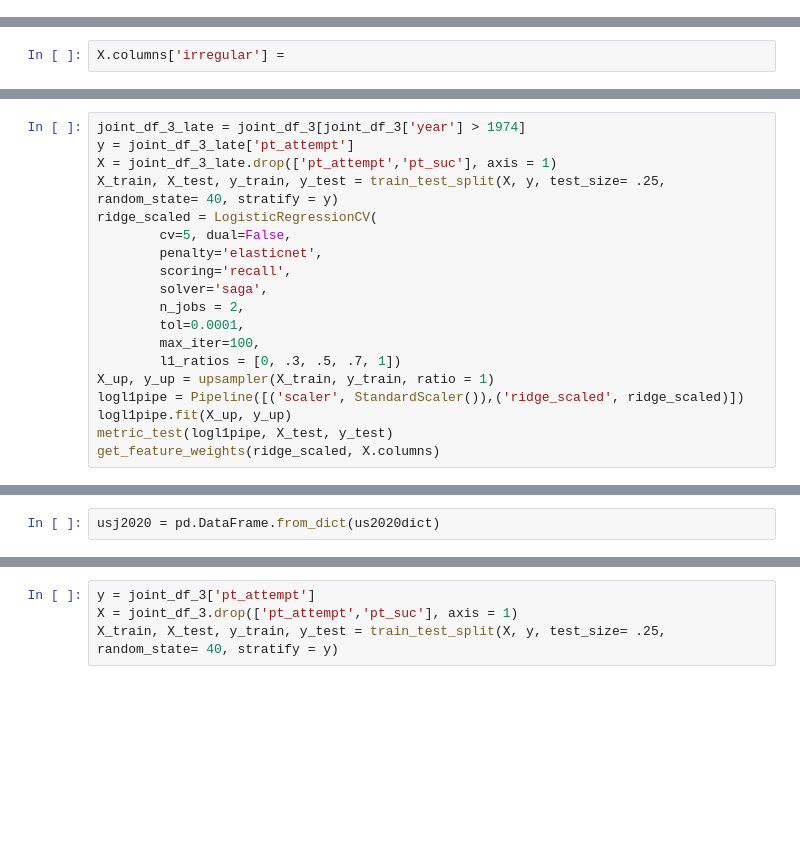
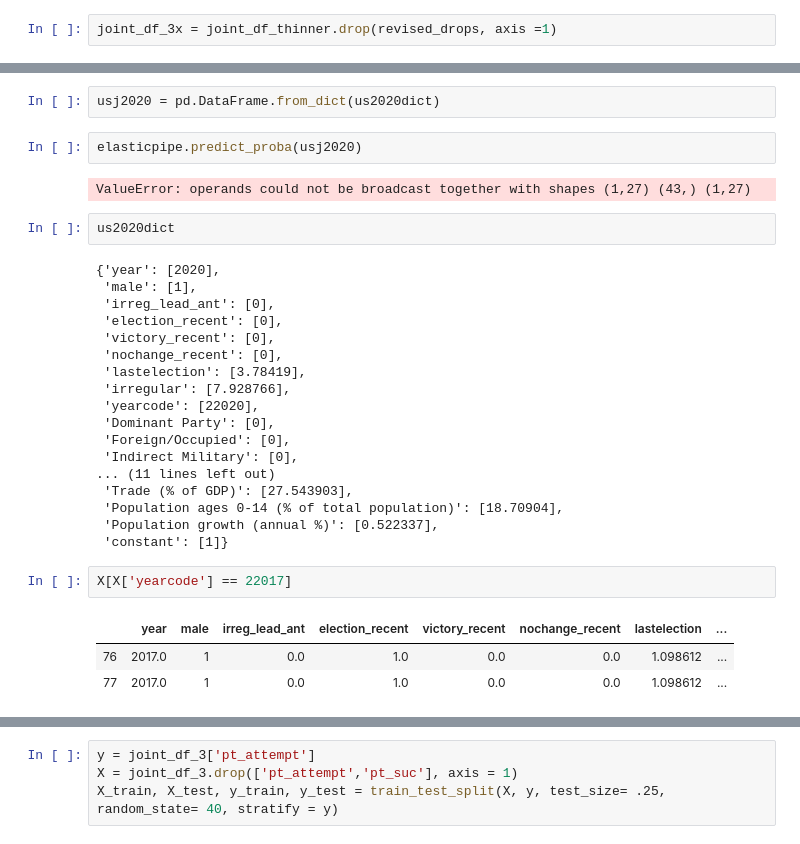
Before and after one commit to taylorjbritt/modelingcoups, a Jupyter notebook: notebooks/inferential_model_final.ipynb, the cells around one changed output, grey strips where cells are left out. Saved outputs shown, nothing was run; the diff lists cells and outputs as text; blank space fills up the shorter version.

```diff
--- a/notebooks/inferential_model_final.ipynb
+++ b/notebooks/inferential_model_final.ipynb
@@ -322,3 +215,5 @@ joint_df_3x = joint_df_thinner.drop(['direct_recent', 'Merchandise imports (curr
+# %%
+joint_df_3x = joint_df_thinner.drop(revised_drops, axis =1)
 # %%
 joint_df_3 = joint_df_3x.dropna()
 # %%
@@ -352,5 +314,3 @@ dfj2020.shape
 # %%
 y_dfj2020 = dfj2020['pt_attempt']
 X_dfj2020 = dfj2020.drop(['pt_attempt','pt_suc'], axis = 1)
-# %%
-X.columns['irregular'] =
@@ -424,19 +330,0 @@ dtype: float64
-# %%
-joint_df_3_late = joint_df_3[joint_df_3['year'] > 1974]
-y = joint_df_3_late['pt_attempt']
-X = joint_df_3_late.drop(['pt_attempt','pt_suc'], axis = 1)
-X_train, X_test, y_train, y_test = train_test_split(X, y, test_size= .25, random_state= 40, stratify = y)
-ridge_scaled = LogisticRegressionCV(
-        cv=5, dual=False,
-        penalty='elasticnet',
-        scoring='recall',
-        solver='saga',
-        n_jobs = 2,
-        tol=0.0001,
-        max_iter=100,
-        l1_ratios = [0, .3, .5, .7, 1])
-X_up, y_up = upsampler(X_train, y_train, ratio = 1)
-logl1pipe = Pipeline([('scaler', StandardScaler()),('ridge_scaled', ridge_scaled)])
-logl1pipe.fit(X_up, y_up)
-metric_test(logl1pipe, X_test, y_test)
-get_feature_weights(ridge_scaled, X.columns)
@@ -533,2 +331,32 @@ us2020dict = {'year': [2020],
 # %%
 usj2020 = pd.DataFrame.from_dict(us2020dict)
+# %%
+elasticpipe.predict_proba(usj2020)
+# %% [output]
+ValueError: operands could not be broadcast together with shapes (1,27) (43,) (1,27)
+# %%
+us2020dict
+# %% [output]
+{'year': [2020],
+ 'male': [1],
+ 'irreg_lead_ant': [0],
+ 'election_recent': [0],
+ 'victory_recent': [0],
+ 'nochange_recent': [0],
+ 'lastelection': [3.78419],
+ 'irregular': [7.928766],
+ 'yearcode': [22020],
+ 'Dominant Party': [0],
+ 'Foreign/Occupied': [0],
+ 'Indirect Military': [0],
+... (11 lines left out)
+ 'Trade (% of GDP)': [27.543903],
+ 'Population ages 0-14 (% of total population)': [18.70904],
+ 'Population growth (annual %)': [0.522337],
+ 'constant': [1]}
+# %%
+X[X['yearcode'] == 22017]
+# %% [output]
+|  | year | male | irreg_lead_ant | election_recent | victory_recent | nochange_recent | lastelection | ... |
+| 76 | 2017.0 | 1 | 0.0 | 1.0 | 0.0 | 0.0 | 1.098612 | ... |
+| 77 | 2017.0 | 1 | 0.0 | 1.0 | 0.0 | 0.0 | 1.098612 | ... |
```
Also changed, not shown: parts of 56 cells of this notebook, 21 other files.
